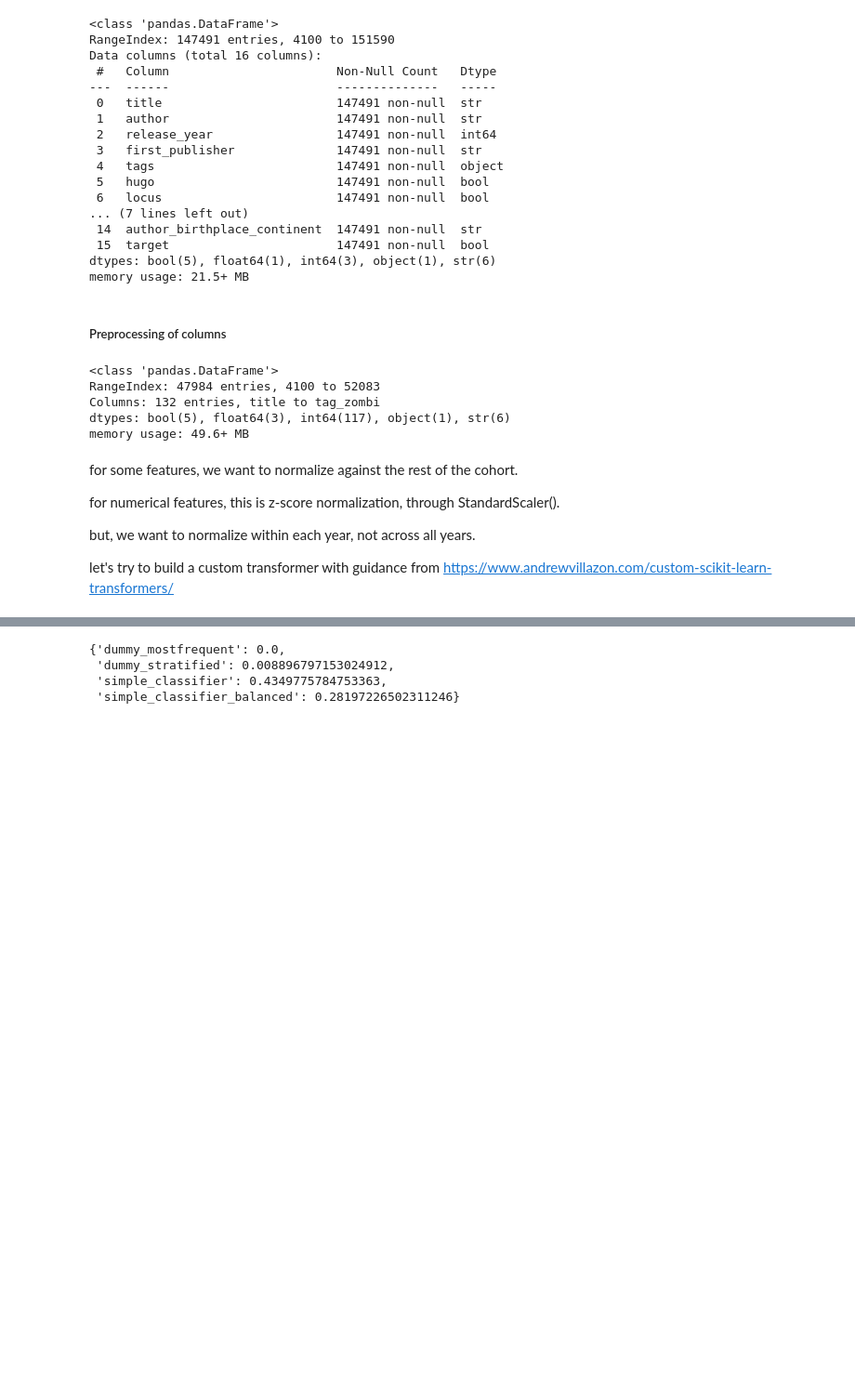
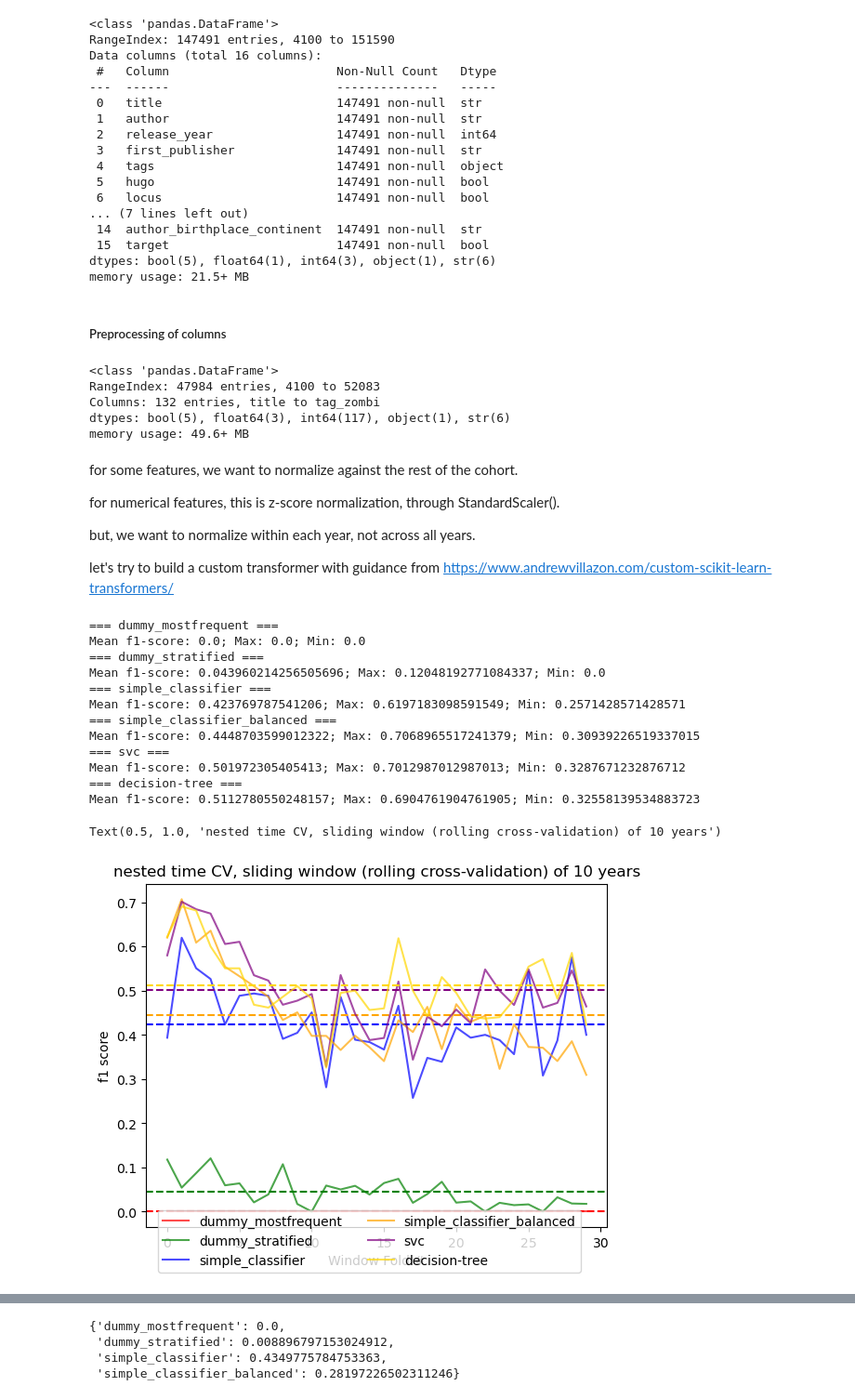
Before and after one commit to Erdos-Projects/summer26-nomination-worthy-books, a Jupyter notebook: exploratory-data-analysis/baseline_tests/model_tests_yilda.ipynb, the cells around one changed output, grey strips where cells are left out. Shown at 93% size. Drawn from its saved outputs; the diff is of its cells as text; code cells hidden in the pictures; blank space fills up the shorter version.

Commit message:
Implemented nested time CV in two methods, with plots showing f1 score evolution

```diff
--- a/exploratory-data-analysis/baseline_tests/model_tests_yilda.ipynb
+++ b/exploratory-data-analysis/baseline_tests/model_tests_yilda.ipynb
@@ -220,7 +204,7 @@ class YearByYearStandardScaler(BaseEstimator, TransformerMixin):
             # print(X.loc[data.index, 'Locus_Awards_Previously'].mean(), X.loc[data.index, 'Locus_Awards_Previously'].std())
             X.loc[data.index, self.scale_columns] = scaler.fit_transform(data[self.scale_columns])#pd.DataFrame(scaler.fit_transform(data[self.scale_columns]))
             # print(X.loc[data.index, self.scale_columns])
-        return X#.drop(columns=[self.year_column])
+        return X.drop(columns=[self.year_column])
 
 class YearlyGenreTagScaler(BaseEstimator, TransformerMixin):
     def __init__(self, year_column='year', tag_columns=None):
@@ -314,0 +339,61 @@ models = {
+# %%
+windows = sliding_window_split(books_tt)
+
+colors = ['red', 'green', 'blue', 'orange', 'purple', 'gold']
+
+features = numerical_features + categorical_features + list(tag_dataframe.columns) + ['release_year']
+
+i = 0
+
+fig = plt.figure()
+
+for name, model in models.items():
+    print("=== {} ===".format(name))
+
+    mean_score = 0
+    scores = []
+
+    for num, fold in enumerate(windows):
+        book_train = fold[0]
+        book_val = fold[1]
+
+        model.fit(book_train[features], book_train['target'])
+
+        ypred = model.predict(book_val[features])
+
+        score = f1_score(book_val['target'], ypred)
+
+        scores.append(score)
+
+        tn, fp, fn, tp = confusion_matrix(book_val['target'], ypred).ravel().tolist()
+
+        # print(" Fold {}: f1-score of {}, tp: {}, fn: {}".format(num + 1, score, tp, fn))
+
+        mean_score += score / len(windows)
+
+    print("Mean f1-score: {}; Max: {}; Min: {}".format(mean_score, max(scores), min(scores)))
+
+    plt.plot(list(range(len(windows))), scores, label = name, alpha = 0.7, color=colors[i])
+    plt.axhline(mean_score, color=colors[i], linestyle='dashed')
+    i += 1
+
+plt.xlabel("Window Fold #")
+plt.ylabel("f1 score")
+
+fig.legend(loc="lower center", ncol = 2)
+plt.title("nested time CV, sliding window (rolling cross-validation) of 10 years")
+# %% [output]
+=== dummy_mostfrequent ===
+Mean f1-score: 0.0; Max: 0.0; Min: 0.0
+=== dummy_stratified ===
+Mean f1-score: 0.043960214256505696; Max: 0.12048192771084337; Min: 0.0
+=== simple_classifier ===
+Mean f1-score: 0.423769787541206; Max: 0.6197183098591549; Min: 0.2571428571428571
+=== simple_classifier_balanced ===
+Mean f1-score: 0.4448703599012322; Max: 0.7068965517241379; Min: 0.30939226519337015
+=== svc ===
+Mean f1-score: 0.501972305405413; Max: 0.7012987012987013; Min: 0.3287671232876712
+=== decision-tree ===
+Mean f1-score: 0.5112780550248157; Max: 0.6904761904761905; Min: 0.32558139534883723
+Text(0.5, 1.0, 'nested time CV, sliding window (rolling cross-validation) of 10 years')
+[figure, added]
```
Also changed, not shown: parts of 12 cells of this notebook.
